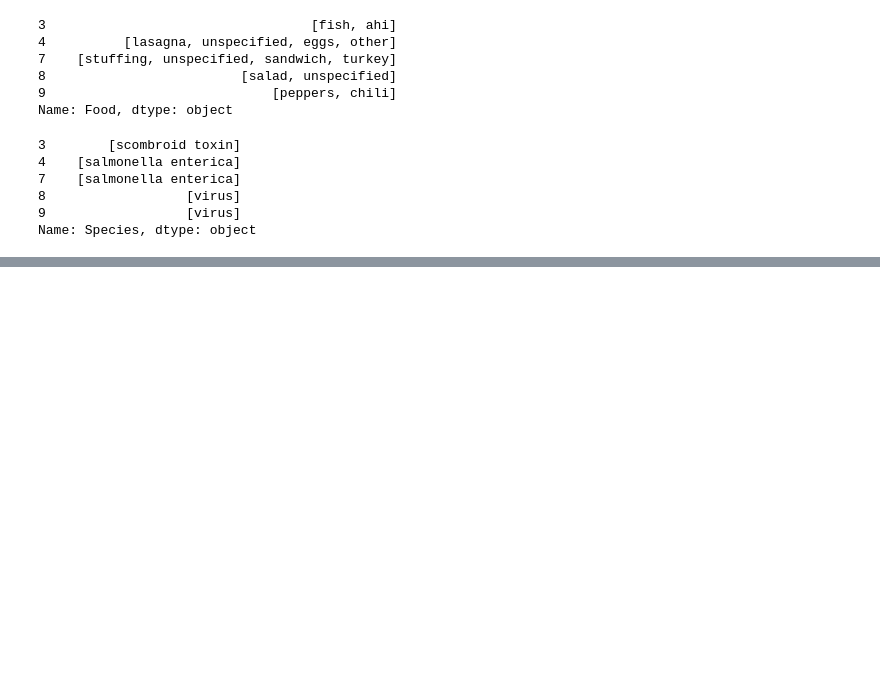
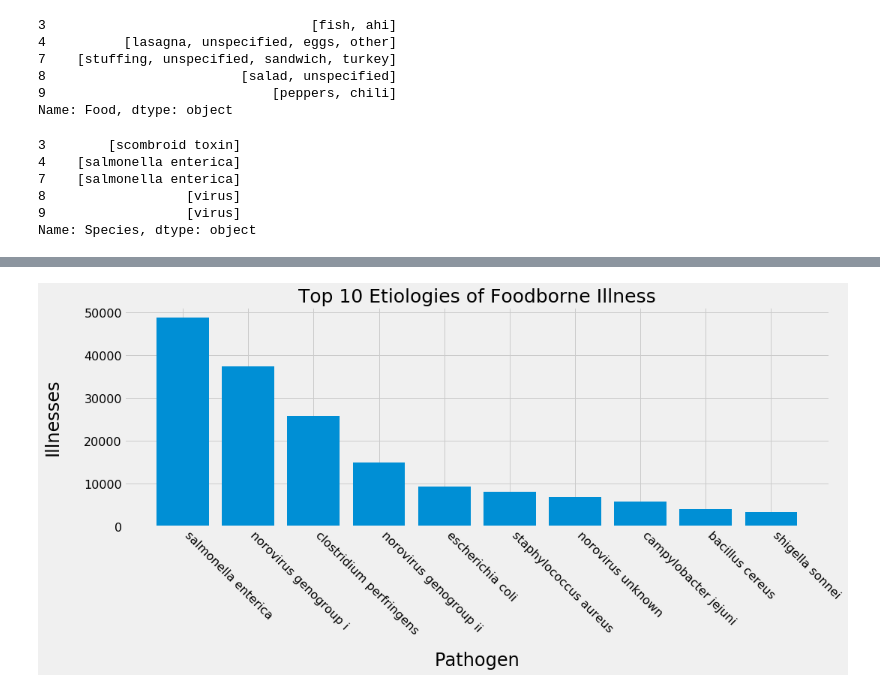
Before and after one commit to heathcliffs34/capstone_1, a Jupyter notebook: capstone1_severity.ipynb, the cells around one changed output, grey strips where cells are left out. Saved outputs shown, nothing was run; the diff lists cells and outputs as text; code cells hidden in the pictures; blank space fills up the shorter version.

Commit message:
uploading new figures

```diff
--- a/capstone1_severity.ipynb
+++ b/capstone1_severity.ipynb
@@ -94,0 +75,2 @@ KeyError: 'scombroid toxin'
+# %%
+df['primary species'] = df['clean species'].apply(lambda x: x[0])
@@ -94,0 +105,3 @@ KeyError: 'scombroid toxin'
+# %%
+illnesses = df.groupby('primary species').sum()['Illnesses']
+top_illnesses = illnesses.sort_values(ascending=False)
@@ -94,0 +120,16 @@ KeyError: 'scombroid toxin'
+# %%
+top = top_illnesses
+
+fig,ax = plt.subplots(figsize=(15,7))
+ax.bar(top[:10].index,top[:10])
+ax.set_xlabel('Pathogen', labelpad = 20, fontsize=24)
+ax.set_ylabel('Illnesses', fontsize=24, labelpad = 30)
+ax.set_title('Top 10 Etiologies of Foodborne Illness', fontsize=25)
+plt.style.use('fivethirtyeight')
+plt.xticks(fontsize=16, rotation=-45, ha='left')
+plt.yticks(fontsize=16)
+plt.tight_layout
+plt.gcf().subplots_adjust(bottom=0.30)
+plt.savefig('figures/etiologies');
+# %% [output]
+[figure, added]
```
Also changed, not shown: parts of 43 cells of this notebook, 11 other files.
